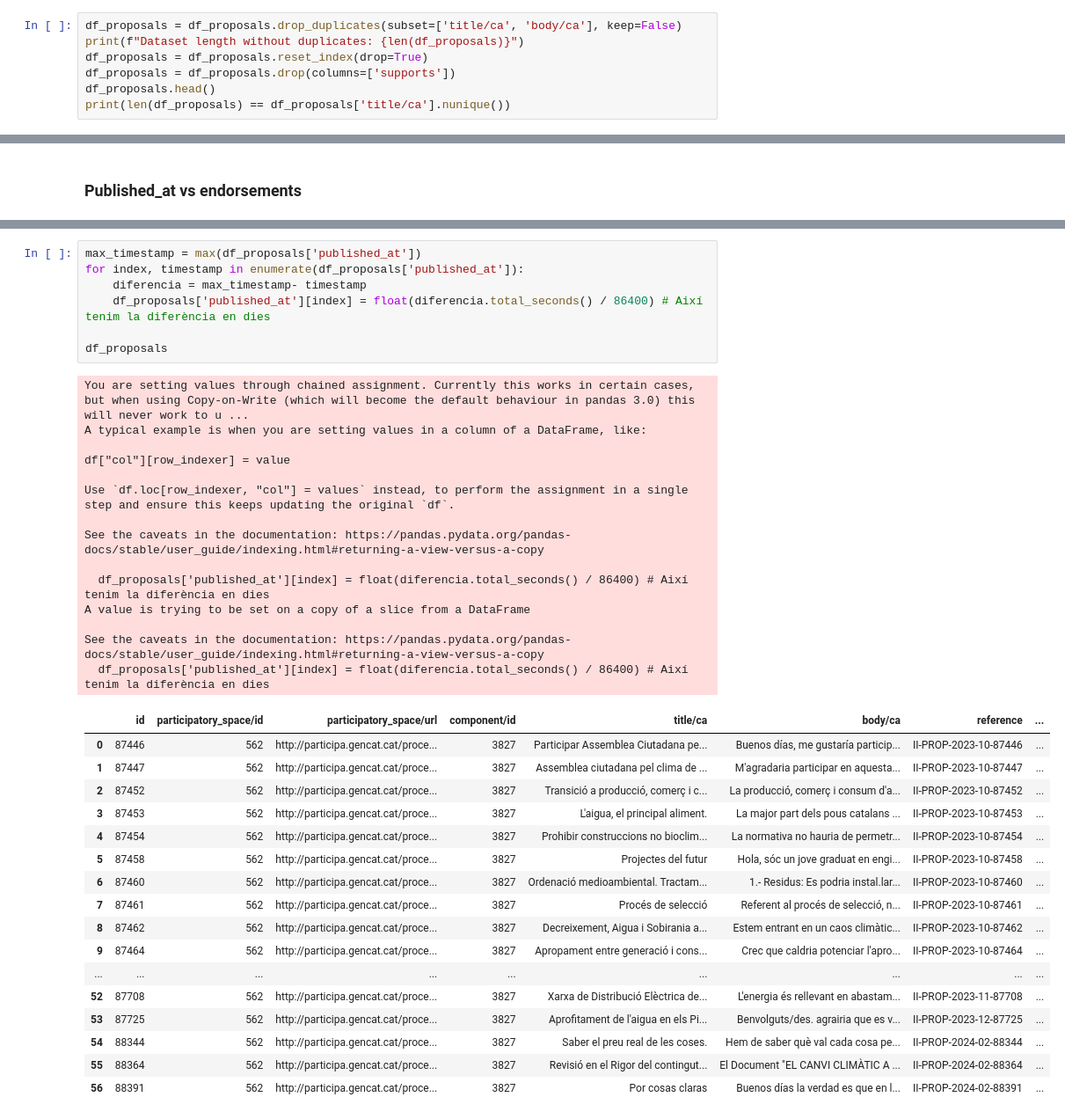
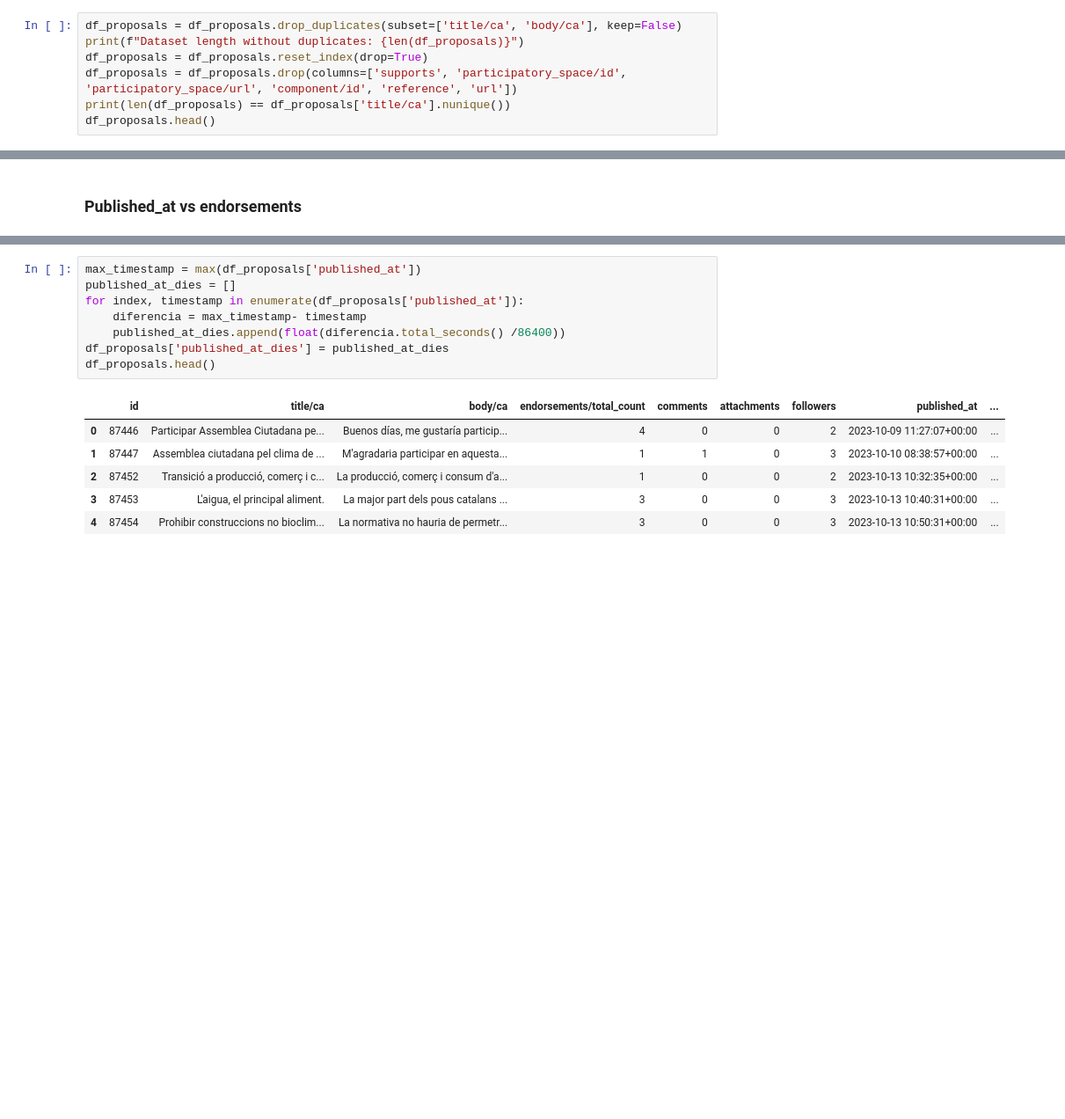
Before and after one commit to NoOPeEKS/dades-assemblea-clima, a Jupyter notebook: exploracio_csv.ipynb, the cells around one changed output, grey strips where cells are left out. Shown: that part at 88% size. Drawn from its saved outputs; the diff is of its cells as text; blank space fills up the shorter version.

Commit message:
Afegida correlacio endorsements a traves del temps

```diff
--- a/exploracio_csv.ipynb
+++ b/exploracio_csv.ipynb
@@ -774,9 +775,9 @@ Files duplicades segons el body:
 df_proposals = df_proposals.drop_duplicates(subset=['title/ca', 'body/ca'], keep=False)
 print(f"Dataset length without duplicates: {len(df_proposals)}")
 df_proposals = df_proposals.reset_index(drop=True)
-df_proposals = df_proposals.drop(columns=['supports'])
+df_proposals = df_proposals.drop(columns=['supports', 'participatory_space/id', 'participatory_space/url', 'component/id', 'reference', 'url'])
+print(len(df_proposals) == df_proposals['title/ca'].nunique())
 df_proposals.head()
-print(len(df_proposals) == df_proposals['title/ca'].nunique())
 # %% [output]
 Dataset length without duplicates: 57
 True
@@ -813,39 +820,15 @@ Per poder fer una regressió lineal considerant el temps, primer cal convertir l
 # %%
 max_timestamp = max(df_proposals['published_at'])
+published_at_dies = []
 for index, timestamp in enumerate(df_proposals['published_at']):
     diferencia = max_timestamp- timestamp
-    df_proposals['published_at'][index] = float(diferencia.total_seconds() / 86400) # Així tenim la diferència en dies
-
-df_proposals
+    published_at_dies.append(float(diferencia.total_seconds() /86400))
+df_proposals['published_at_dies'] = published_at_dies
+df_proposals.head()
 # %% [output]
-You are setting values through chained assignment. Currently this works in certain cases, but when using Copy-on-Write (which will become the default behaviour in pandas 3.0) this will never work to u ...
-A typical example is when you are setting values in a column of a DataFrame, like:
-
-df["col"][row_indexer] = value
-
-Use `df.loc[row_indexer, "col"] = values` instead, to perform the assignment in a single step and ensure this keeps updating the original `df`.
-
-See the caveats in the documentation: https://pandas.pydata.org/pandas-docs/stable/user_guide/indexing.html#returning-a-view-versus-a-copy
-
-  df_proposals['published_at'][index] = float(diferencia.total_seconds() / 86400) # Així tenim la diferència en dies
-A value is trying to be set on a copy of a slice from a DataFrame
-
-See the caveats in the documentation: https://pandas.pydata.org/pandas-docs/stable/user_guide/indexing.html#returning-a-view-versus-a-copy
-  df_proposals['published_at'][index] = float(diferencia.total_seconds() / 86400) # Així tenim la diferència en dies
-|  | id | participatory_space/id | participatory_space/url | component/id | title/ca | body/ca | reference | ... |
-| 0 | 87446 | 562 | http://participa.gencat.cat/proce... | 3827 | Participar Assemblea Ciutadana pe... | Buenos días, me gustaría particip... | II-PROP-2023-10-87446 | ... |
-| 1 | 87447 | 562 | http://participa.gencat.cat/proce... | 3827 | Assemblea ciutadana pel clima de ... | M'agradaria participar en aquesta... | II-PROP-2023-10-87447 | ... |
-| 2 | 87452 | 562 | http://participa.gencat.cat/proce... | 3827 | Transició a producció, comerç i c... | La producció, comerç i consum d'a... | II-PROP-2023-10-87452 | ... |
-| 3 | 87453 | 562 | http://participa.gencat.cat/proce... | 3827 | L'aigua, el principal aliment. | La major part dels pous catalans ... | II-PROP-2023-10-87453 | ... |
-| 4 | 87454 | 562 | http://participa.gencat.cat/proce... | 3827 | Prohibir construccions no bioclim... | La normativa no hauria de permetr... | II-PROP-2023-10-87454 | ... |
-| 5 | 87458 | 562 | http://participa.gencat.cat/proce... | 3827 | Projectes del futur | Hola, sóc un jove graduat en engi... | II-PROP-2023-10-87458 | ... |
-| 6 | 87460 | 562 | http://participa.gencat.cat/proce... | 3827 | Ordenació medioambiental. Tractam... | 1.- Residus: Es podria instal.lar... | II-PROP-2023-10-87460 | ... |
-| 7 | 87461 | 562 | http://participa.gencat.cat/proce... | 3827 | Procés de selecció | Referent al procés de selecció, n... | II-PROP-2023-10-87461 | ... |
-| 8 | 87462 | 562 | http://participa.gencat.cat/proce... | 3827 | Decreixement, Aigua i Sobirania a... | Estem entrant en un caos climàtic... | II-PROP-2023-10-87462 | ... |
-| 9 | 87464 | 562 | http://participa.gencat.cat/proce... | 3827 | Apropament entre generació i cons... | Crec que caldria potenciar l'apro... | II-PROP-2023-10-87464 | ... |
-| ... | ... | ... | ... | ... | ... | ... | ... | ... |
-| 52 | 87708 | 562 | http://participa.gencat.cat/proce... | 3827 | Xarxa de Distribució Elèctrica de... | L'energia és rellevant en abastam... | II-PROP-2023-11-87708 | ... |
-| 53 | 87725 | 562 | http://participa.gencat.cat/proce... | 3827 | Aprofitament de l'aigua en els Pi... | Benvolguts/des. agrairia que es v... | II-PROP-2023-12-87725 | ... |
-| 54 | 88344 | 562 | http://participa.gencat.cat/proce... | 3827 | Saber el preu real de les coses. | Hem de saber què val cada cosa pe... | II-PROP-2024-02-88344 | ... |
-| 55 | 88364 | 562 | http://participa.gencat.cat/proce... | 3827 | Revisió en el Rigor del contingut... | El Document "EL CANVI CLIMÀTIC A ... | II-PROP-2024-02-88364 | ... |
-| 56 | 88391 | 562 | http://participa.gencat.cat/proce... | 3827 | Por cosas claras | Buenos días la verdad es que en l... | II-PROP-2024-02-88391 | ... |
+|  | id | title/ca | body/ca | endorsements/total_count | comments | attachments | followers | published_at | ... |
+| 0 | 87446 | Participar Assemblea Ciutadana pe... | Buenos días, me gustaría particip... | 4 | 0 | 0 | 2 | 2023-10-09 11:27:07+00:00 | ... |
+| 1 | 87447 | Assemblea ciutadana pel clima de ... | M'agradaria participar en aquesta... | 1 | 1 | 0 | 3 | 2023-10-10 08:38:57+00:00 | ... |
+| 2 | 87452 | Transició a producció, comerç i c... | La producció, comerç i consum d'a... | 1 | 0 | 0 | 2 | 2023-10-13 10:32:35+00:00 | ... |
+| 3 | 87453 | L'aigua, el principal aliment. | La major part dels pous catalans ... | 3 | 0 | 0 | 3 | 2023-10-13 10:40:31+00:00 | ... |
+| 4 | 87454 | Prohibir construccions no bioclim... | La normativa no hauria de permetr... | 3 | 0 | 0 | 3 | 2023-10-13 10:50:31+00:00 | ... |
```
Also changed, not shown: parts of 7 cells of this notebook.
